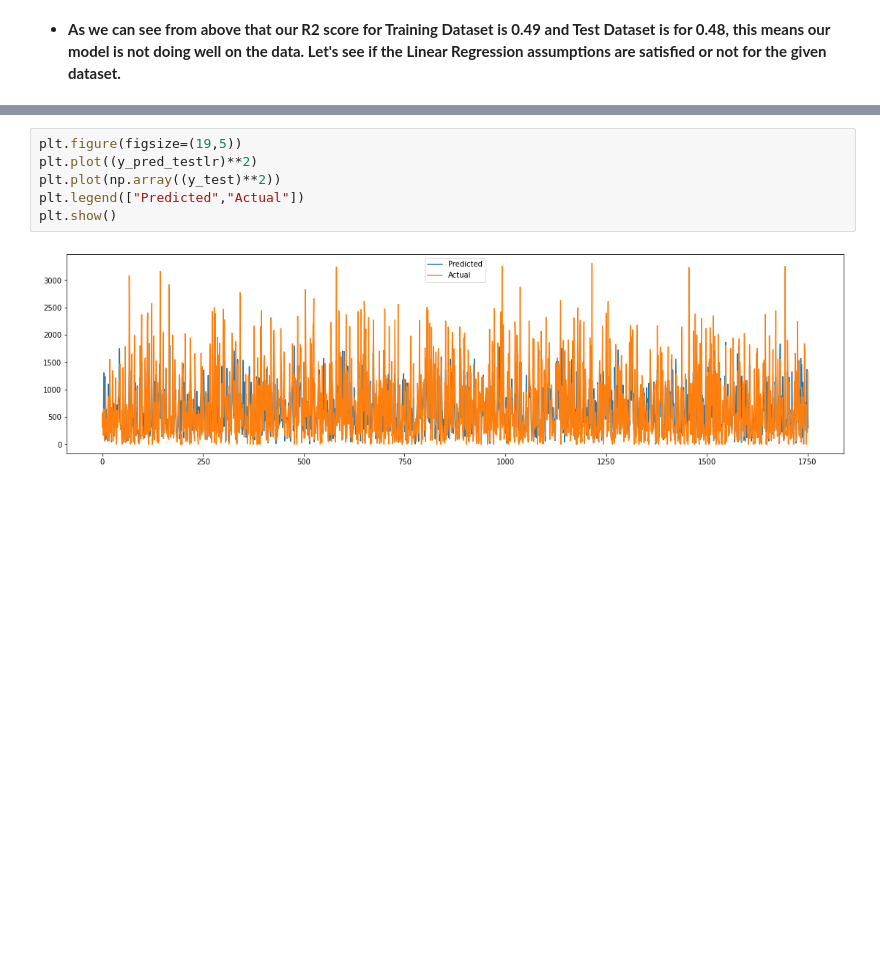
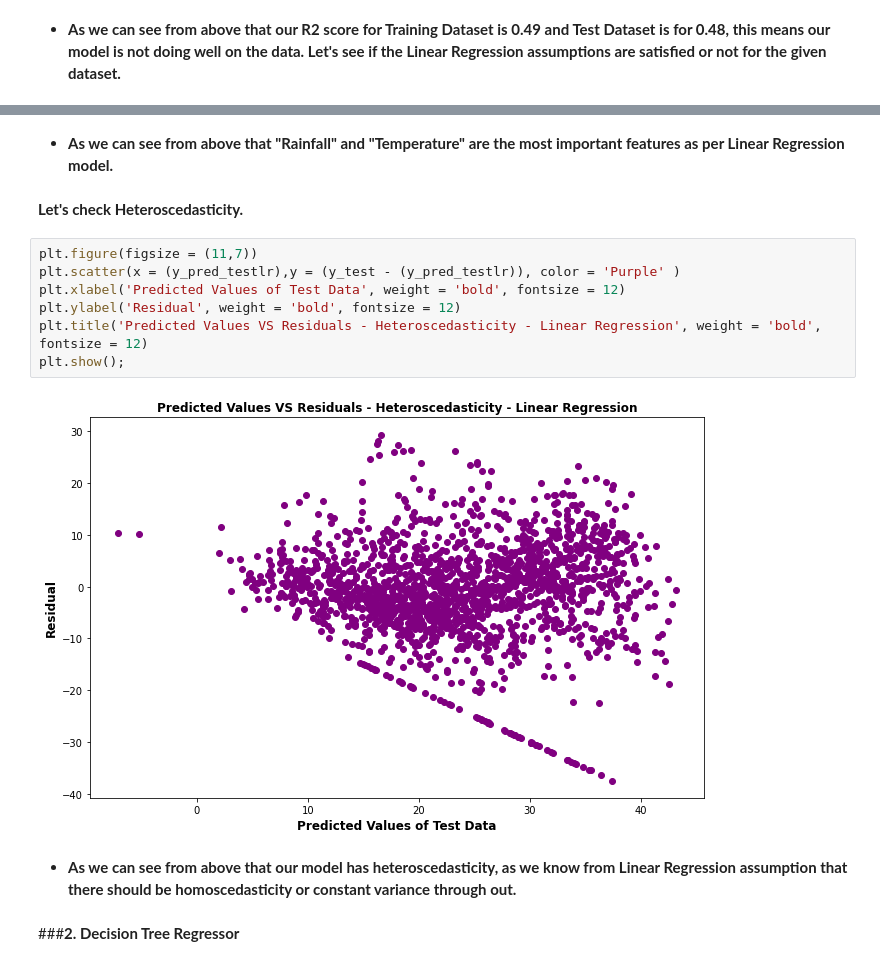
Before and after one commit to Kousikdutta1/Seoul-Bike-Sharing-Demand-Prediction, a Jupyter notebook: Kousik_Dutta_Seoul_Bike_Sharing_Demand_Prediction_Capstone_Project.ipynb, the cells around one changed output, grey strips where cells are left out. Drawn from its saved outputs; the diff is of its cells as text; blank space fills up the shorter version.

```diff
--- a/Kousik_Dutta_Seoul_Bike_Sharing_Demand_Prediction_Capstone_Project.ipynb
+++ b/Kousik_Dutta_Seoul_Bike_Sharing_Demand_Prediction_Capstone_Project.ipynb
@@ -977,8 +980,17 @@ plt.show()
-# %%
-plt.figure(figsize=(19,5))
-plt.plot((y_pred_testlr)**2)
-plt.plot(np.array((y_test)**2))
-plt.legend(["Predicted","Actual"])
-plt.show()
-# %% [output]
-[figure, removed]
+# %% [markdown]
+* **As we can see from above that "Rainfall" and "Temperature" are the most important features as per Linear Regression model.**
+# %% [markdown]
+**Let's check Heteroscedasticity.**
+# %%
+plt.figure(figsize = (11,7))
+plt.scatter(x = (y_pred_testlr),y = (y_test - (y_pred_testlr)), color = 'Purple' )
+plt.xlabel('Predicted Values of Test Data', weight = 'bold', fontsize = 12)
+plt.ylabel('Residual', weight = 'bold', fontsize = 12)
+plt.title('Predicted Values VS Residuals - Heteroscedasticity - Linear Regression', weight = 'bold', fontsize = 12)
+plt.show();
+# %% [output]
+[figure, added]
+# %% [markdown]
+* **As we can see from above that our model has heteroscedasticity, as we know from Linear Regression assumption that there should be homoscedasticity or constant variance through out.**
+# %% [markdown]
+###**2. Decision Tree Regressor**
```
Also changed, not shown: parts of 25 cells of this notebook.
